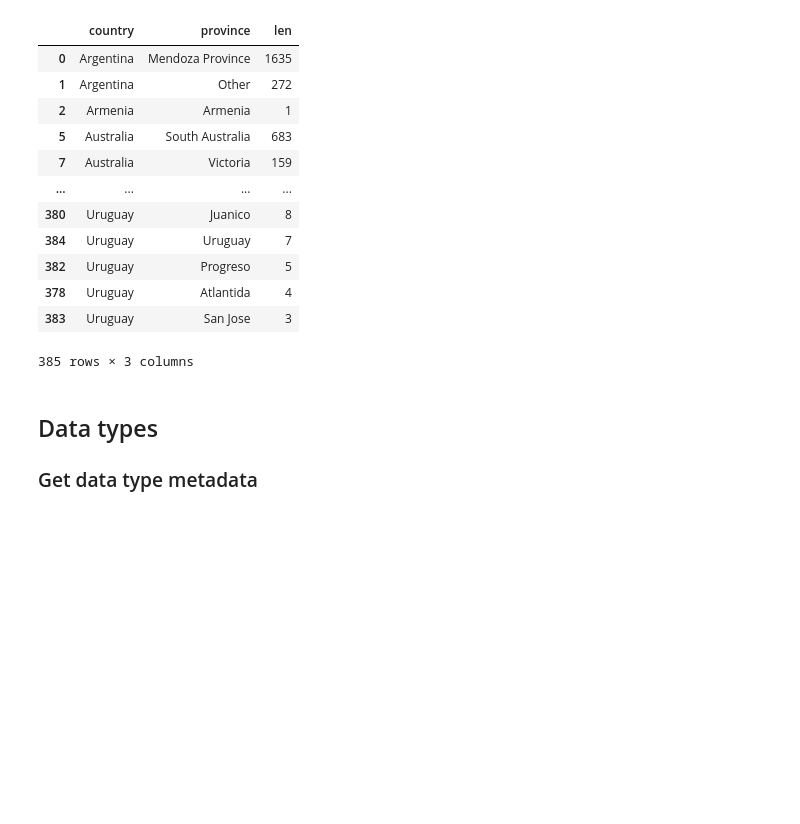
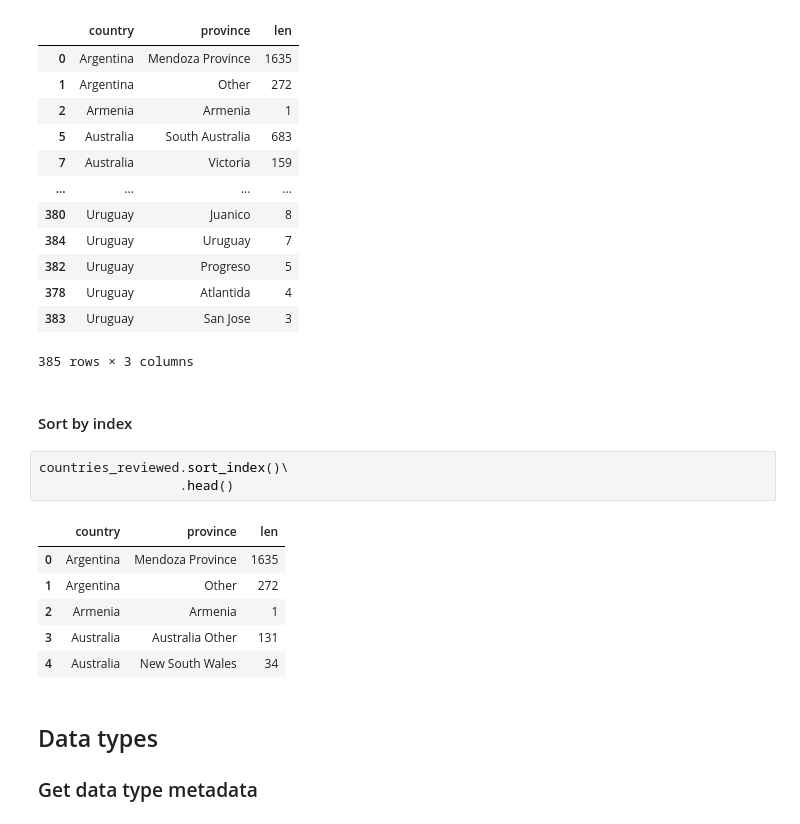
Before and after one commit to andersonliu/learn_ai, a Jupyter notebook: notebooks/pandas/pandas.ipynb, the cells around one changed output. Cells and saved outputs as stored; diff of their text form; blank space fills up the shorter version.

```diff
--- a/notebooks/pandas/pandas.ipynb
+++ b/notebooks/pandas/pandas.ipynb
@@ -854,6 +860,18 @@ countries_reviewed.sort_values(
 | 378 | Uruguay | Atlantida | 4 |
 | 383 | Uruguay | San Jose | 3 |
 385 rows × 3 columns
+# %% [markdown]
+#### Sort by index
+# %%
+countries_reviewed.sort_index()\
+                  .head()
+# %% [output]
+|  | country | province | len |
+| 0 | Argentina | Mendoza Province | 1635 |
+| 1 | Argentina | Other | 272 |
+| 2 | Armenia | Armenia | 1 |
+| 3 | Australia | Australia Other | 131 |
+| 4 | Australia | New South Wales | 34 |
 # %% [markdown]
 ## Data types
 ### Get data type metadata
```
Also changed, not shown: parts of 3 cells of this notebook, 9 other files.
